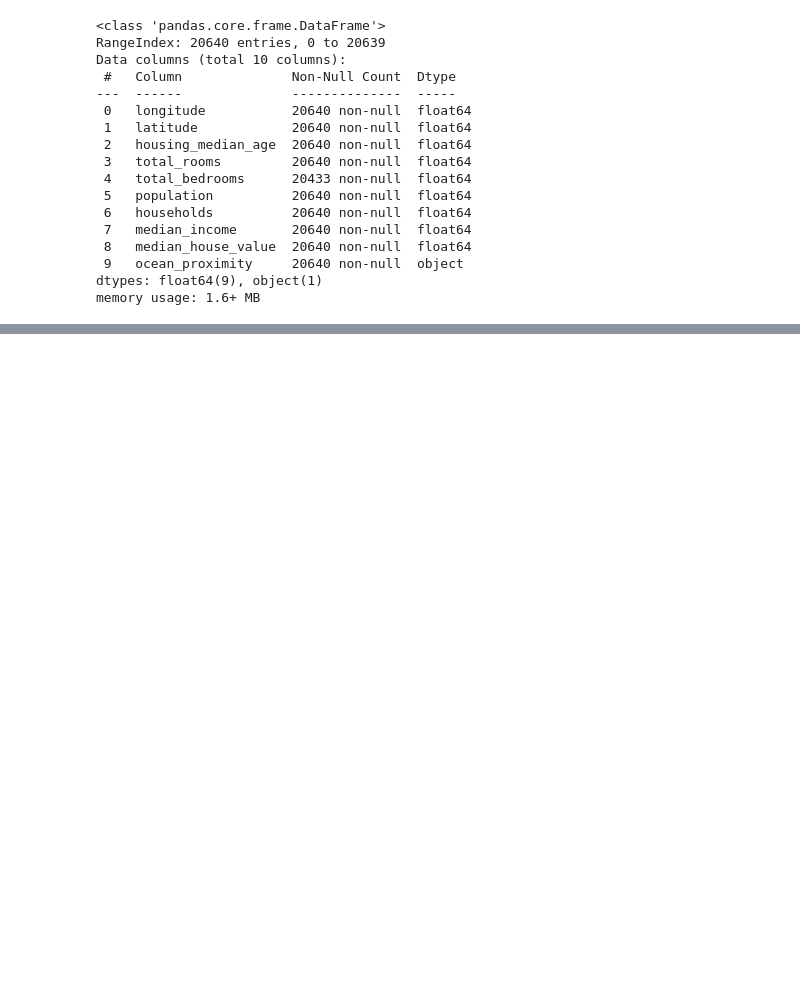
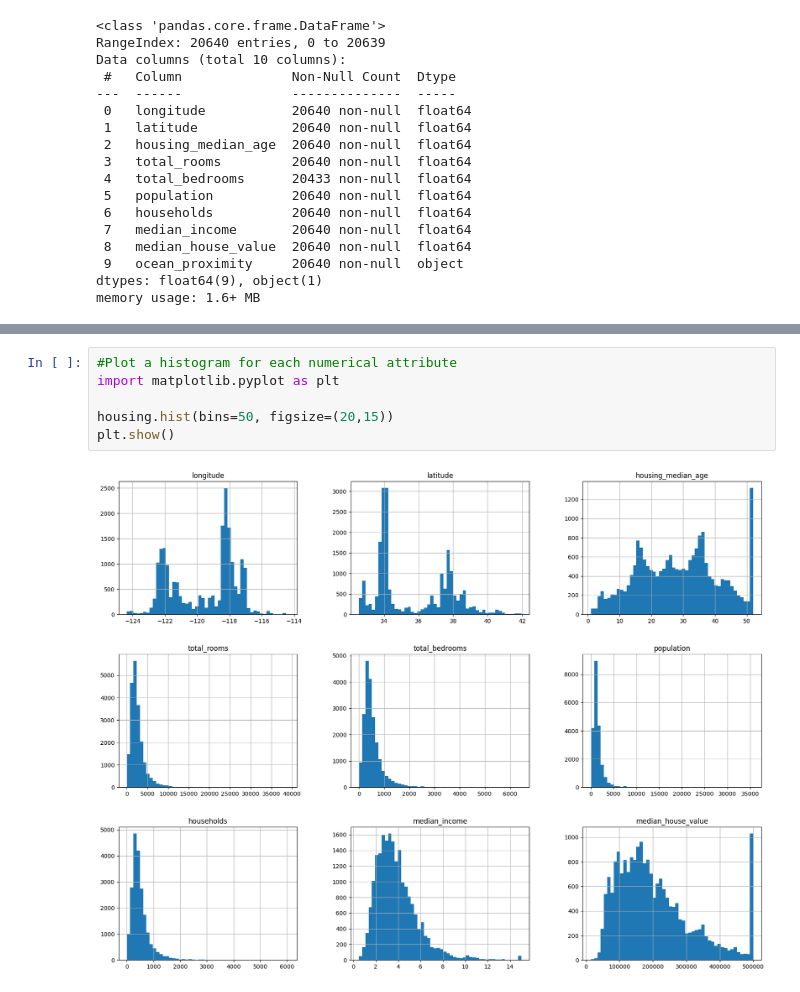
Before and after one commit to alinemitri/hands-on-ML-book, a Jupyter notebook: 02_project.ipynb, the cells around one changed output, grey strips where cells are left out. Drawn from its saved outputs; the diff is of its cells as text; blank space fills up the shorter version.

Commit message:
analyses numerical attributes

```diff
--- a/02_project.ipynb
+++ b/02_project.ipynb
@@ -61,0 +86,8 @@ memory usage: 1.6+ MB
+# %%
+#Plot a histogram for each numerical attribute
+import matplotlib.pyplot as plt
+
+housing.hist(bins=50, figsize=(20,15))
+plt.show()
+# %% [output]
+[figure, added]
```
Also changed, not shown: parts of 3 cells of this notebook.
